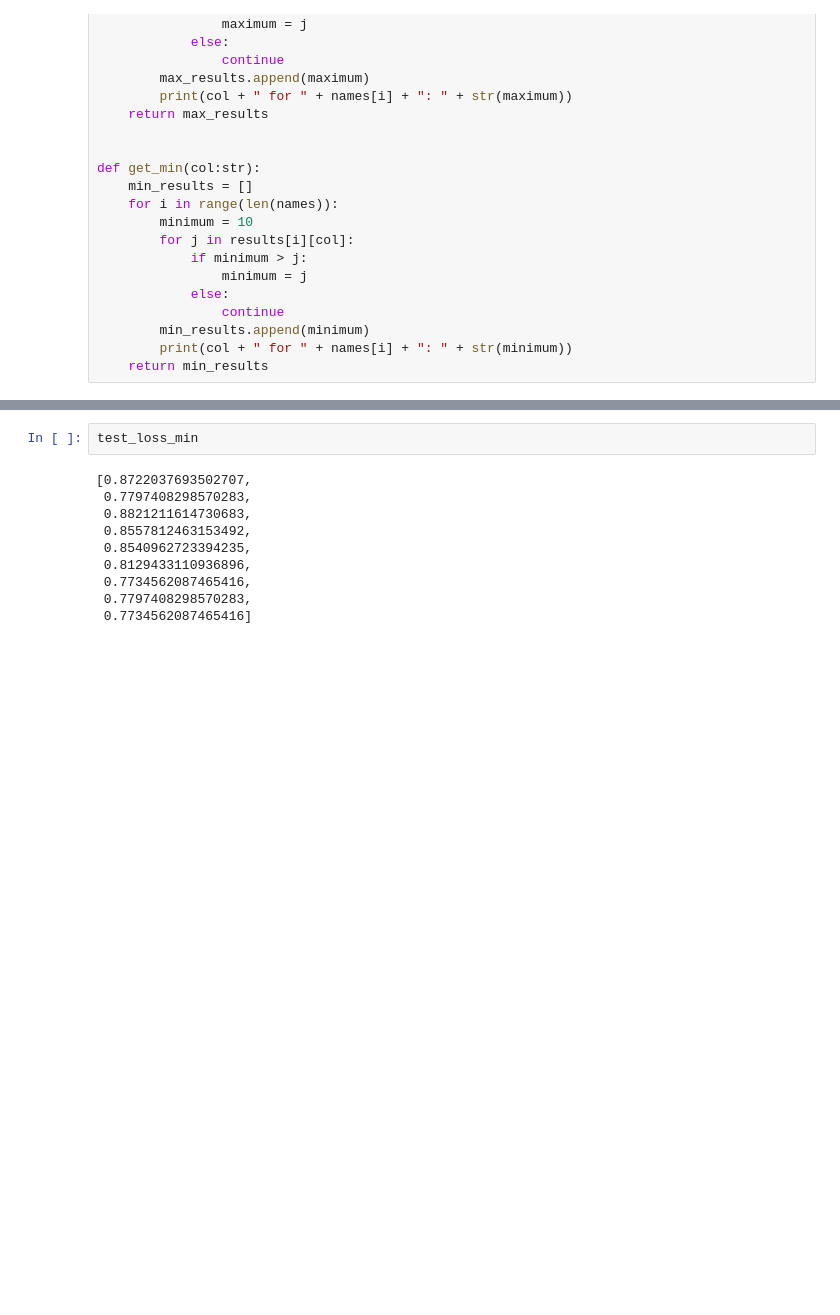
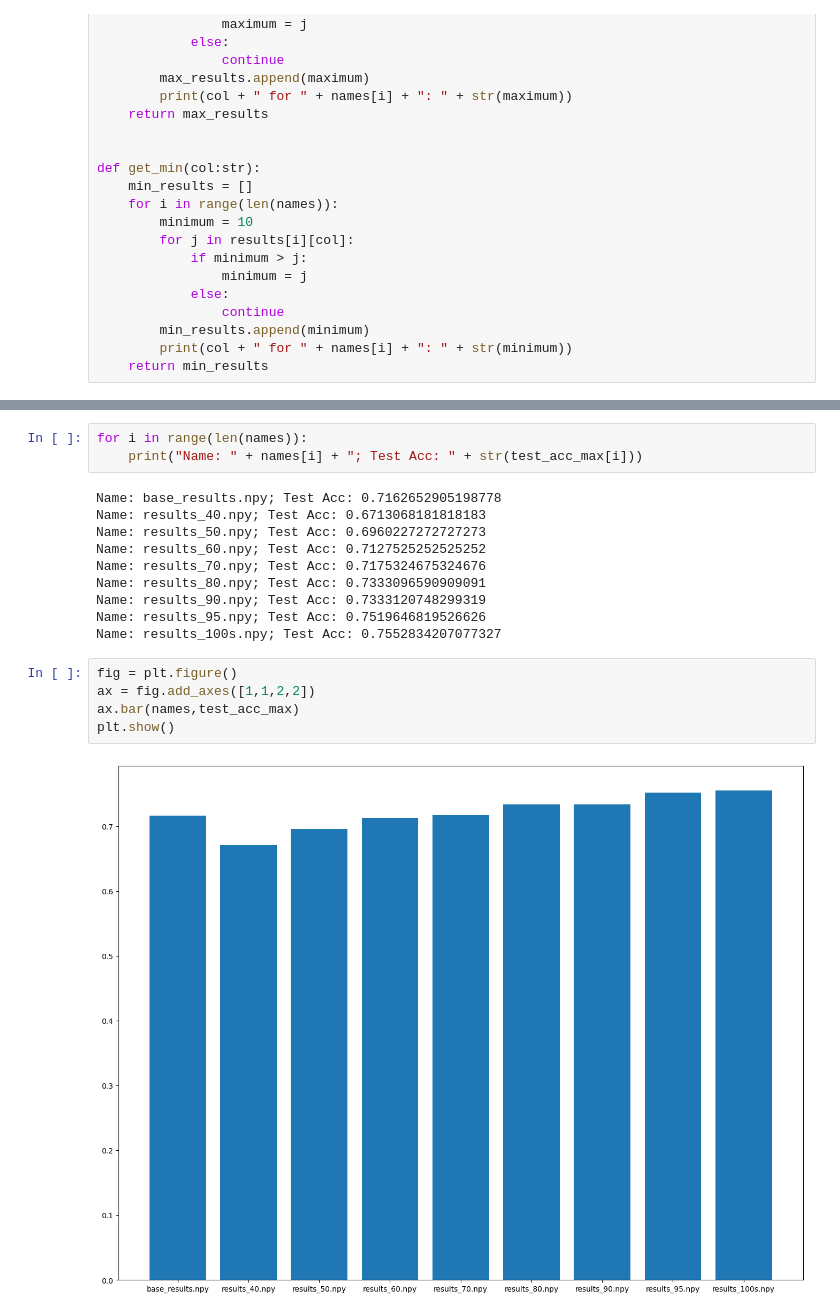
Before and after one commit to kumarrah2002/ViT_Pretrained_vs_Scratch, a Jupyter notebook: models/plot.ipynb, the cells around one changed output, grey strips where cells are left out. Saved outputs shown, nothing was run; the diff lists cells and outputs as text; blank space fills up the shorter version.

```diff
--- a/models/plot.ipynb
+++ b/models/plot.ipynb
@@ -211,12 +212,20 @@ test_loss for results_95.npy: 0.7734562087465416
 # %%
-test_loss_min
+for i in range(len(names)):
+    print("Name: " + names[i] + "; Test Acc: " + str(test_acc_max[i]))
 # %% [output]
-[0.8722037693502707,
- 0.7797408298570283,
- 0.8821211614730683,
- 0.8557812463153492,
- 0.8540962723394235,
- 0.8129433110936896,
- 0.7734562087465416,
- 0.7797408298570283,
- 0.7734562087465416]
+Name: base_results.npy; Test Acc: 0.7162652905198778
+Name: results_40.npy; Test Acc: 0.6713068181818183
+Name: results_50.npy; Test Acc: 0.6960227272727273
+Name: results_60.npy; Test Acc: 0.7127525252525252
+Name: results_70.npy; Test Acc: 0.7175324675324676
+Name: results_80.npy; Test Acc: 0.7333096590909091
+Name: results_90.npy; Test Acc: 0.7333120748299319
+Name: results_95.npy; Test Acc: 0.7519646819526626
+Name: results_100s.npy; Test Acc: 0.7552834207077327
+# %%
+fig = plt.figure()
+ax = fig.add_axes([1,1,2,2])
+ax.bar(names,test_acc_max)
+plt.show()
+# %% [output]
+[figure, added]
```
Also changed, not shown: parts of 9 cells of this notebook.
